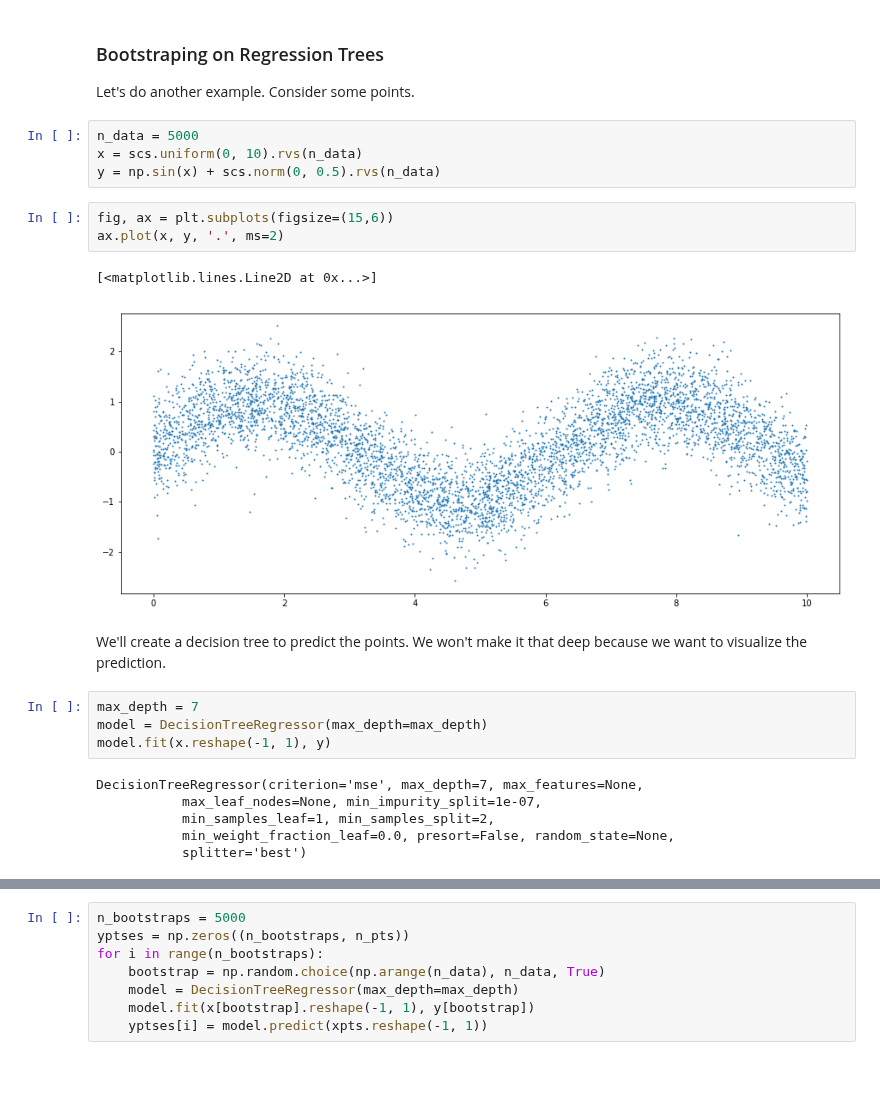
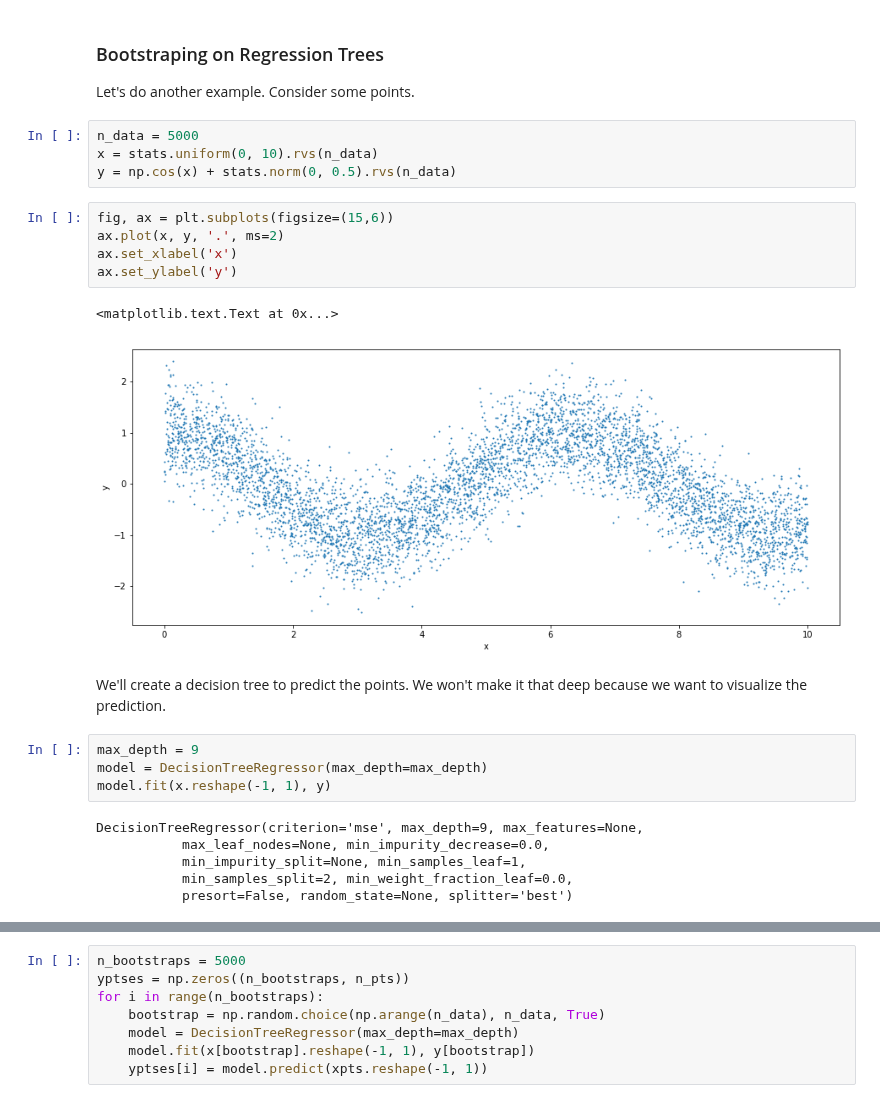
Before and after one commit to wmarshall484/DSI_LECTURES_2, a Jupyter notebook: random-forest/jack_bennetto/Random Forests.ipynb, the cells around one changed output, grey strips where cells are left out. Saved outputs shown, nothing was run; the diff lists cells and outputs as text; blank space fills up the shorter version.

Commit message:
update jack's trees and rf nb's

```diff
--- a/random-forest/jack_bennetto/Random Forests.ipynb
+++ b/random-forest/jack_bennetto/Random Forests.ipynb
@@ -316,26 +313,28 @@ Question: why?
 Let's do another example. Consider some points.
 # %%
 n_data = 5000
-x = scs.uniform(0, 10).rvs(n_data)
-y = np.sin(x) + scs.norm(0, 0.5).rvs(n_data)
+x = stats.uniform(0, 10).rvs(n_data)
+y = np.cos(x) + stats.norm(0, 0.5).rvs(n_data)
 # %%
 fig, ax = plt.subplots(figsize=(15,6))
 ax.plot(x, y, '.', ms=2)
+ax.set_xlabel('x')
+ax.set_ylabel('y')
 # %% [output]
-[<matplotlib.lines.Line2D at 0x...>]
+<matplotlib.text.Text at 0x...>
-[figure, old version]
+[figure, new version]
 # %% [markdown]
 We'll create a decision tree to predict the points. We won't make it that deep because we want to visualize the prediction.
 # %%
-max_depth = 7
+max_depth = 9
 model = DecisionTreeRegressor(max_depth=max_depth)
 model.fit(x.reshape(-1, 1), y)
 # %% [output]
-DecisionTreeRegressor(criterion='mse', max_depth=7, max_features=None,
-           max_leaf_nodes=None, min_impurity_split=1e-07,
-           min_samples_leaf=1, min_samples_split=2,
-           min_weight_fraction_leaf=0.0, presort=False, random_state=None,
-           splitter='best')
+DecisionTreeRegressor(criterion='mse', max_depth=9, max_features=None,
+           max_leaf_nodes=None, min_impurity_decrease=0.0,
+           min_impurity_split=None, min_samples_leaf=1,
+           min_samples_split=2, min_weight_fraction_leaf=0.0,
+           presort=False, random_state=None, splitter='best')
 # %%
 n_pts = 1000
 xpts = np.linspace(0, 10, n_pts)
```
Also changed, not shown: parts of 22 cells of this notebook.
